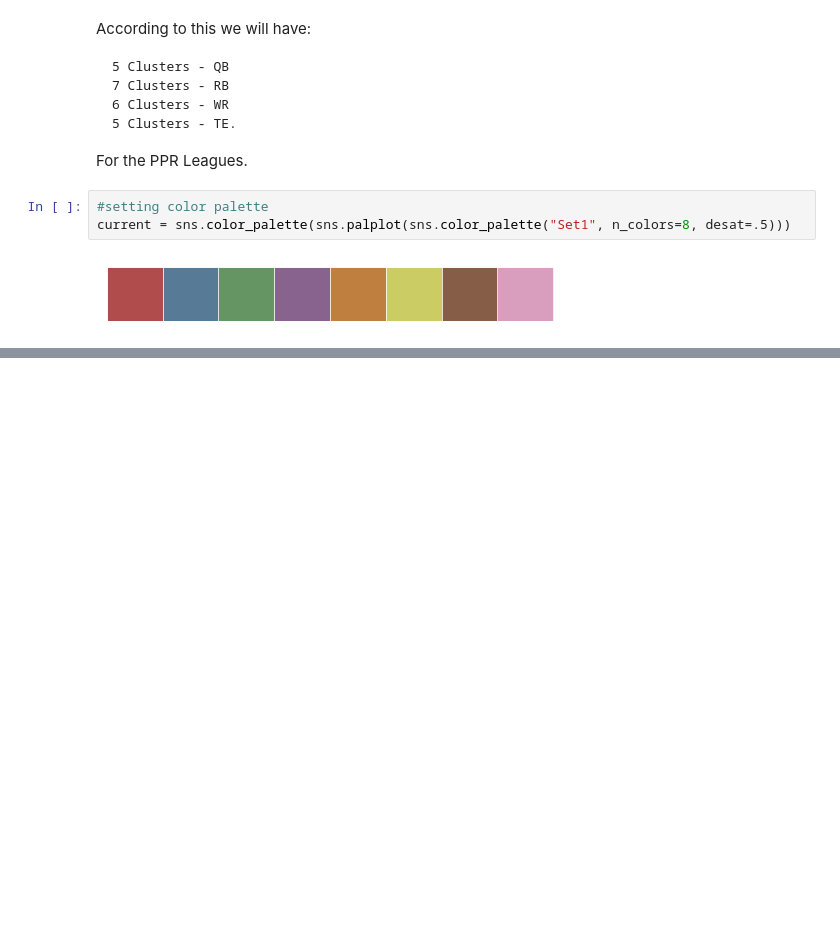
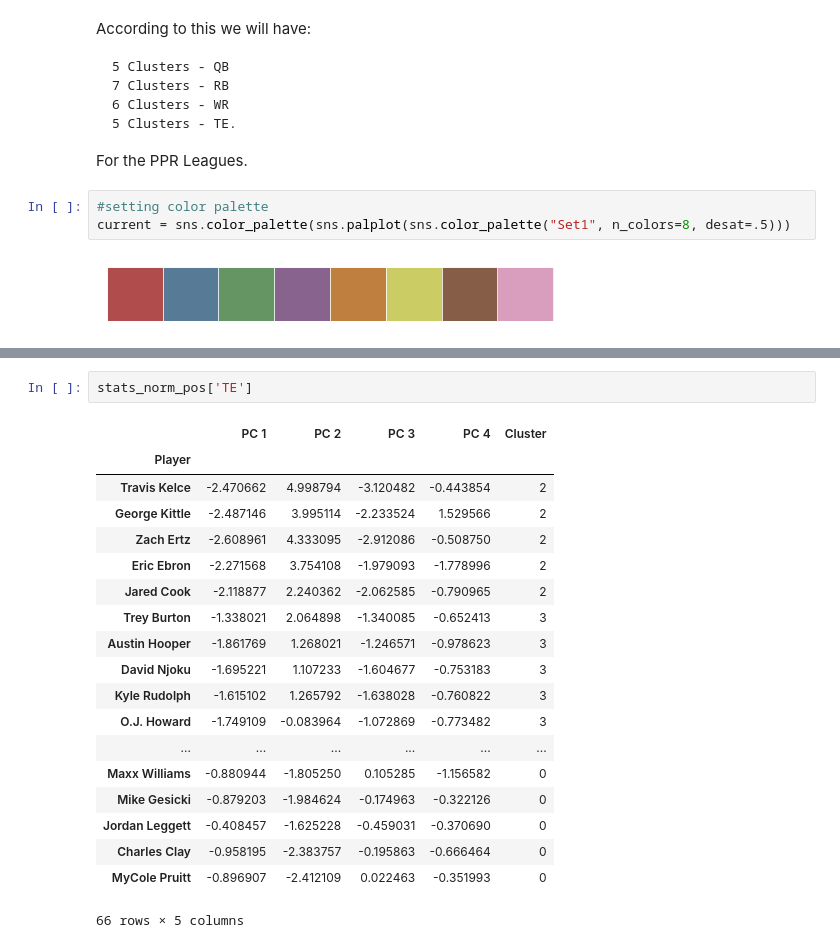
Before and after one commit to desaiiviral/Projects, a Jupyter notebook: Fantasy Ranking.ipynb, the cells around one changed output, grey strips where cells are left out. Drawn from its saved outputs; the diff is of its cells as text; blank space fills up the shorter version.

```diff
--- a/Fantasy Ranking.ipynb
+++ b/Fantasy Ranking.ipynb
@@ -294,0 +310,22 @@ for i, txt in enumerate(stats_norm_pos['QB'].index.values):
+# %%
+stats_norm_pos['TE']
+# %% [output]
+|  | PC 1 | PC 2 | PC 3 | PC 4 | Cluster |
+| Player |  |  |  |  |  |
+| Travis Kelce | -2.470662 | 4.998794 | -3.120482 | -0.443854 | 2 |
+| George Kittle | -2.487146 | 3.995114 | -2.233524 | 1.529566 | 2 |
+| Zach Ertz | -2.608961 | 4.333095 | -2.912086 | -0.508750 | 2 |
+| Eric Ebron | -2.271568 | 3.754108 | -1.979093 | -1.778996 | 2 |
+| Jared Cook | -2.118877 | 2.240362 | -2.062585 | -0.790965 | 2 |
+| Trey Burton | -1.338021 | 2.064898 | -1.340085 | -0.652413 | 3 |
+| Austin Hooper | -1.861769 | 1.268021 | -1.246571 | -0.978623 | 3 |
+| David Njoku | -1.695221 | 1.107233 | -1.604677 | -0.753183 | 3 |
+| Kyle Rudolph | -1.615102 | 1.265792 | -1.638028 | -0.760822 | 3 |
+| O.J. Howard | -1.749109 | -0.083964 | -1.072869 | -0.773482 | 3 |
+| ... | ... | ... | ... | ... | ... |
+| Maxx Williams | -0.880944 | -1.805250 | 0.105285 | -1.156582 | 0 |
+| Mike Gesicki | -0.879203 | -1.984624 | -0.174963 | -0.322126 | 0 |
+| Jordan Leggett | -0.408457 | -1.625228 | -0.459031 | -0.370690 | 0 |
+| Charles Clay | -0.958195 | -2.383757 | -0.195863 | -0.666464 | 0 |
+| MyCole Pruitt | -0.896907 | -2.412109 | 0.022463 | -0.351993 | 0 |
+66 rows × 5 columns
```
Also changed, not shown: parts of 5 cells of this notebook.
